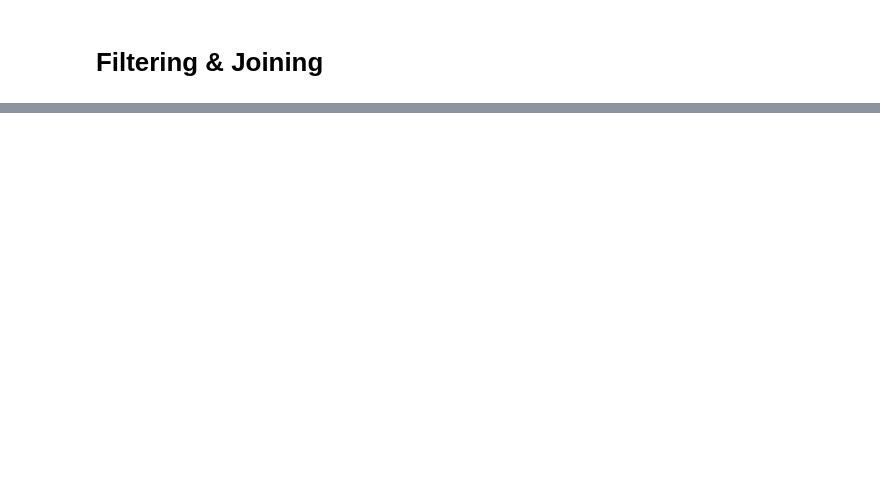
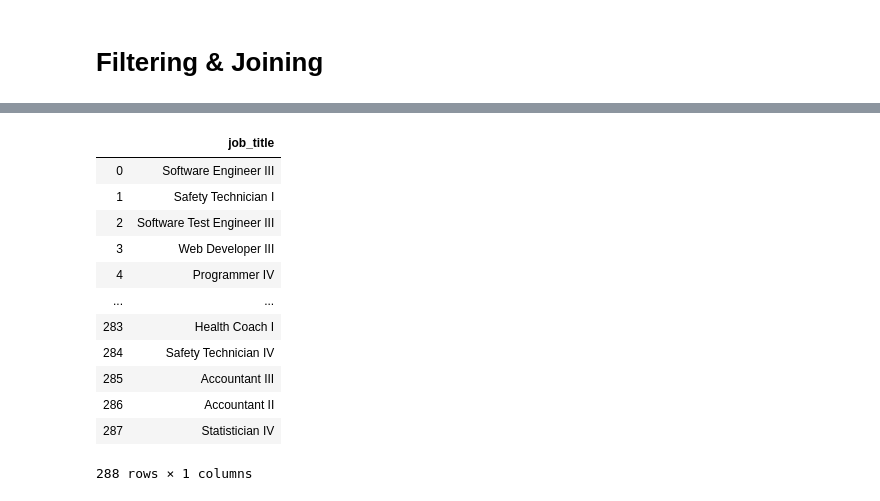
Before and after one commit to yasharmansouri/SQL-for-Data-Science, a Jupyter notebook: sql_for_data_science.ipynb, the cells around one changed output, grey strips where cells are left out. Saved outputs shown, nothing was run; the diff lists cells and outputs as text; code cells hidden in the pictures; blank space fills up the shorter version.

Commit message:
being cool everyday

```diff
--- a/sql_for_data_science.ipynb
+++ b/sql_for_data_science.ipynb
@@ -286,0 +428,24 @@ pd.DataFrame(cur.fetchall(), columns=cols)
+# %%
+#not the cool way, repetition causes depletion of life energy and then you get fired! (╯°□°）╯︵ ┻━┻)
+cmd = """SELECT job_title FROM staff
+WHERE job_title LIKE '%IV%'
+OR job_title LIKE '%III%'
+OR job_title LIKE '%II%'
+OR job_title LIKE '%I%' """
+cur.execute(cmd)
+cols = [x[0] for x in cur.description]
+pd.DataFrame(cur.fetchall(), columns=cols)
+# %% [output]
+|  | job_title |
+| 0 | Software Engineer III |
+| 1 | Safety Technician I |
+| 2 | Software Test Engineer III |
+| 3 | Web Developer III |
+| 4 | Programmer IV |
+| ... | ... |
+| 283 | Health Coach I |
+| 284 | Safety Technician IV |
+| 285 | Accountant III |
+| 286 | Accountant II |
+| 287 | Statistician IV |
+288 rows × 1 columns
```
Also changed, not shown: parts of 38 cells of this notebook.
